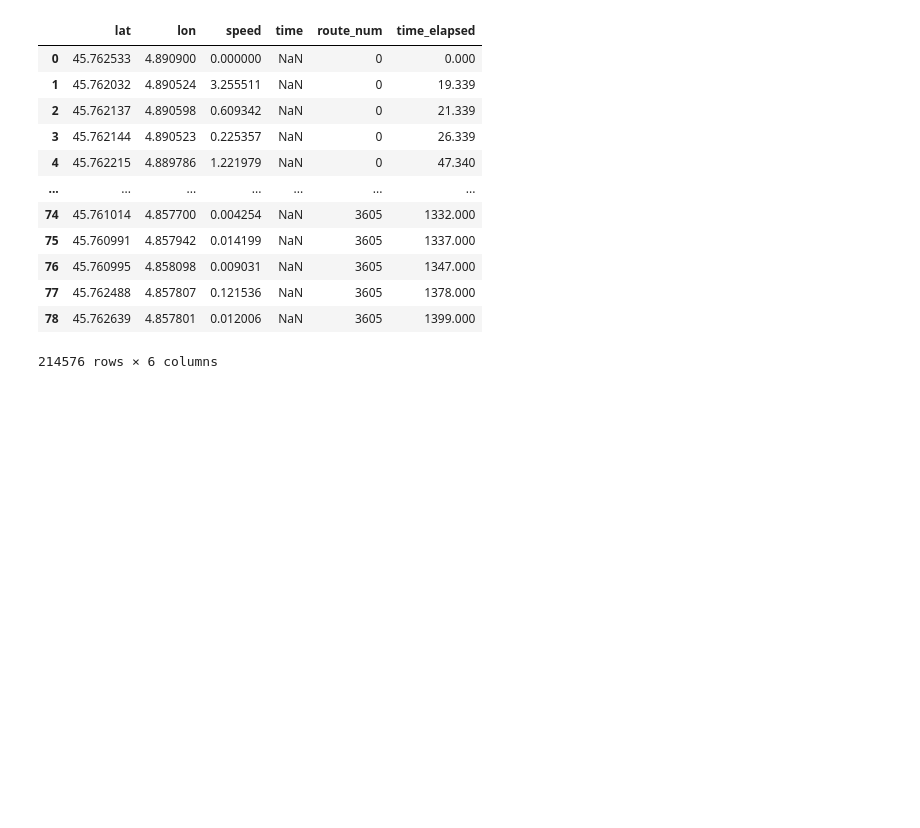
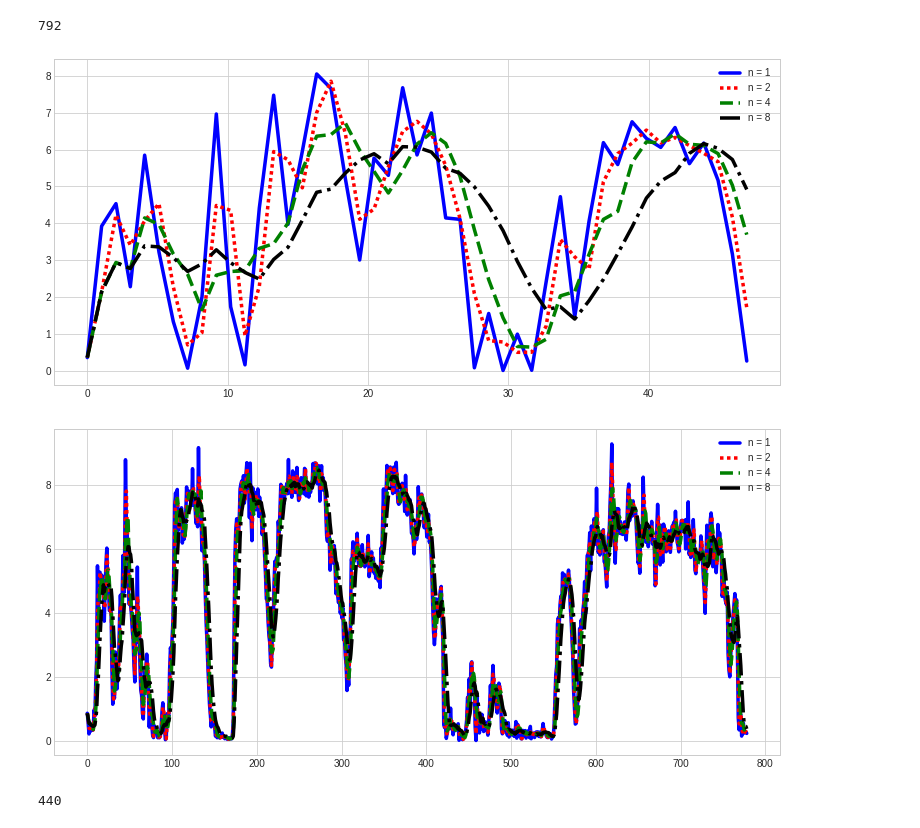
Before and after one commit to LucasMagnana/cycling-predictive-model, a Jupyter notebook: time.ipynb, the cells around one changed output. Saved outputs shown, nothing was run; the diff lists cells and outputs as text; code cells hidden in the pictures; blank space fills up the shorter version.

Commit message:
graph average speed

```diff
--- a/time.ipynb
+++ b/time.ipynb
@@ -7,6 +11,6 @@ import python.voxels as voxel
 
 project_folder = "veleval"
 # %%
-data.add_time_elapsed("files/"+project_folder+"_wtime/data_processed/observations.df")
+data.add_time_elapsed("files/"+project_folder+"_wtime/data_processed/observations.df", 0)
 # %%
 data.simplify_gps("files/"+project_folder+"_wtime/data_processed/observations.df",
@@ -20,19 +22,58 @@ with open("files/"+project_folder+"_wtime/data_processed/observations_simplified
     df_simplified = pickle.load(infile)
 tab_routes_voxels_simplified, tab_routes_voxels_simplified_global, dict_voxels_simplified = voxel.generate_voxels(
     df_simplified, df_simplified.iloc[0]["route_num"], df_simplified.iloc[-1]["route_num"])
-# %%
-df_simplified
-# %% [output]
-|  | lat | lon | speed | time | route_num | time_elapsed |
-| 0 | 45.762533 | 4.890900 | 0.000000 | NaN | 0 | 0.000 |
-| 1 | 45.762032 | 4.890524 | 3.255511 | NaN | 0 | 19.339 |
-| 2 | 45.762137 | 4.890598 | 0.609342 | NaN | 0 | 21.339 |
-| 3 | 45.762144 | 4.890523 | 0.225357 | NaN | 0 | 26.339 |
-| 4 | 45.762215 | 4.889786 | 1.221979 | NaN | 0 | 47.340 |
-| ... | ... | ... | ... | ... | ... | ... |
-| 74 | 45.761014 | 4.857700 | 0.004254 | NaN | 3605 | 1332.000 |
-| 75 | 45.760991 | 4.857942 | 0.014199 | NaN | 3605 | 1337.000 |
-| 76 | 45.760995 | 4.858098 | 0.009031 | NaN | 3605 | 1347.000 |
-| 77 | 45.762488 | 4.857807 | 0.121536 | NaN | 3605 | 1378.000 |
-| 78 | 45.762639 | 4.857801 | 0.012006 | NaN | 3605 | 1399.000 |
-214576 rows × 6 columns
+# %%
+with open("files/"+project_folder+"_wtime/data_processed/observations.df",'rb') as infile:
+    df = pickle.load(infile)
+# %%
+df_simplified = df_simplified[df_simplified["speed"]>0]
+# %%
+df_simplified = df_simplified[["lat", "lon", "time", "route_num", "time_elapsed"]]
+# %%
+num_route = 150
+nb_graph=3
+
+df_temp = df_simplified[df_simplified["route_num"]==num_route]
+fig = plt.figure(figsize=graph_size)
+ax = plt.axes()
+x = np.linspace(0, len(df_temp), len(df_temp))
+tab_avg_speed = data.compute_average_speed(df_temp, 1)
+plt.plot(x, tab_avg_speed, color='blue', linewidth=3.5, label='n = 1')
+tab_avg_speed = data.compute_average_speed(df_temp, 2)
+plt.plot(x, tab_avg_speed, color='red', linestyle=(0,(1,1)), linewidth=3.5, label='n = 2')
+tab_avg_speed = data.compute_average_speed(df_temp, 4)
+plt.plot(x, tab_avg_speed, color='green', linestyle='dashed', linewidth=3.5, label='n = 4')
+tab_avg_speed = data.compute_average_speed(df_temp, 8)
+plt.plot(x, tab_avg_speed, color='black', linestyle='dashdot', linewidth=3.5, label='n = 8')
+plt.legend(loc='upper right')
+plt.savefig('images/graph_'+str(nb_graph)+'_simplified.png')
+
+df_temp = df[df["route_num"]==num_route]
+tab_speed = data.compute_speed(df_temp)
+df_temp.insert(loc=2, column='speed', value=tab_speed)
+df_temp = df_temp[df_temp["speed"]>0]
+fig = plt.figure(figsize=graph_size)
+ax = plt.axes()
+x = np.linspace(0, len(df_temp), len(df_temp))
+tab_avg_speed = data.compute_average_speed(df_temp, 1)
+plt.plot(x, tab_avg_speed, color='blue', linewidth=3.5, label='n = 1')
+tab_avg_speed = data.compute_average_speed(df_temp, 2)
+plt.plot(x, tab_avg_speed, color='red', linestyle=(0,(1,1)), linewidth=3.5, label='n = 2')
+tab_avg_speed = data.compute_average_speed(df_temp, 4)
+plt.plot(x, tab_avg_speed, color='green', linestyle='dashed', linewidth=3.5, label='n = 4')
+tab_avg_speed = data.compute_average_speed(df_temp, 8)
+plt.plot(x, tab_avg_speed, color='black', linestyle='dashdot', linewidth=3.5, label='n = 8')
+plt.legend(loc='upper right')
+plt.savefig('images/graph_'+str(nb_graph)+'.png')
+# %% [output]
+792
+[figure, added]
+[figure, added]
+# %%
+df_temp = df[df["route_num"]==num_route]
+tab_speed = data.compute_speed(df_temp)
+df_temp.insert(loc=2, column='speed', value=tab_speed)
+df_temp = df_temp[df_temp["speed"]>0]
+tab_avg_speed = data.compute_average_speed(df_temp, 1)
+# %% [output]
+440
```
Also changed, not shown: parts of 2 cells of this notebook, 1 other file.
